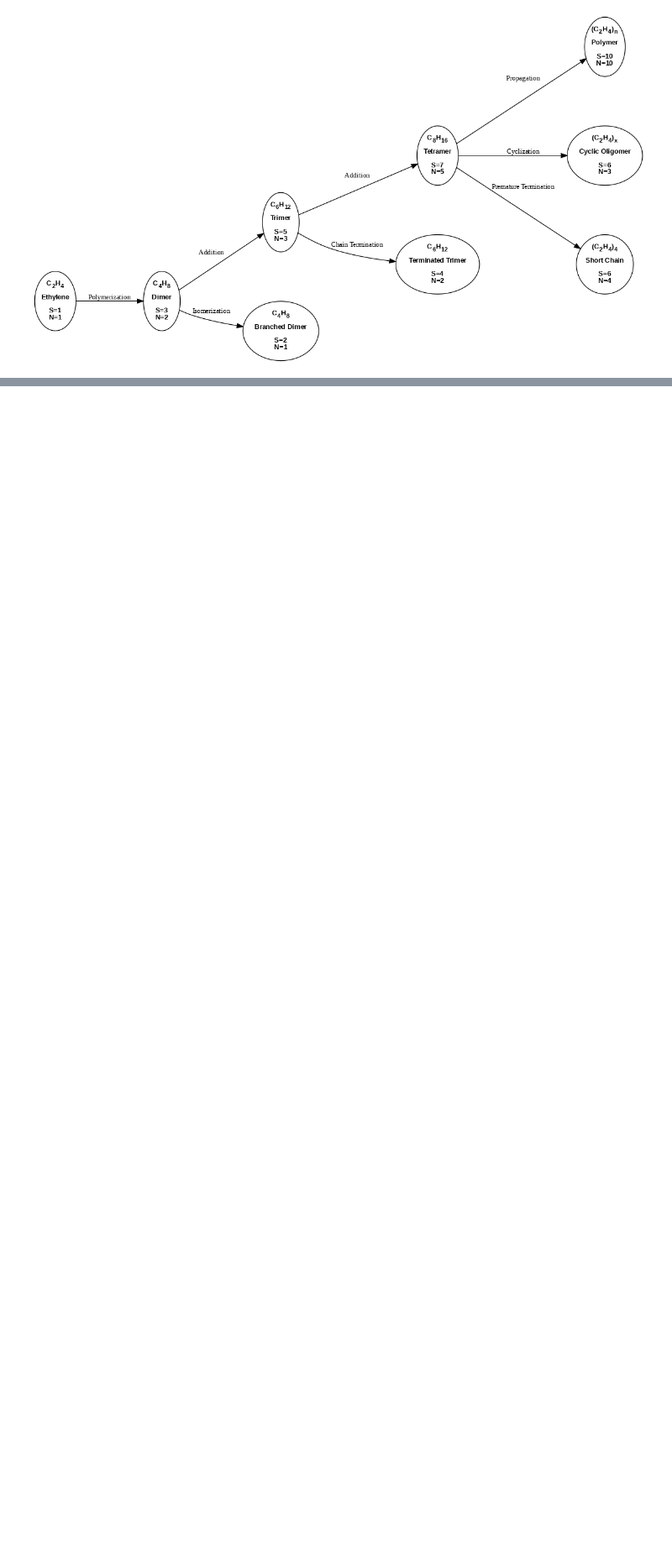
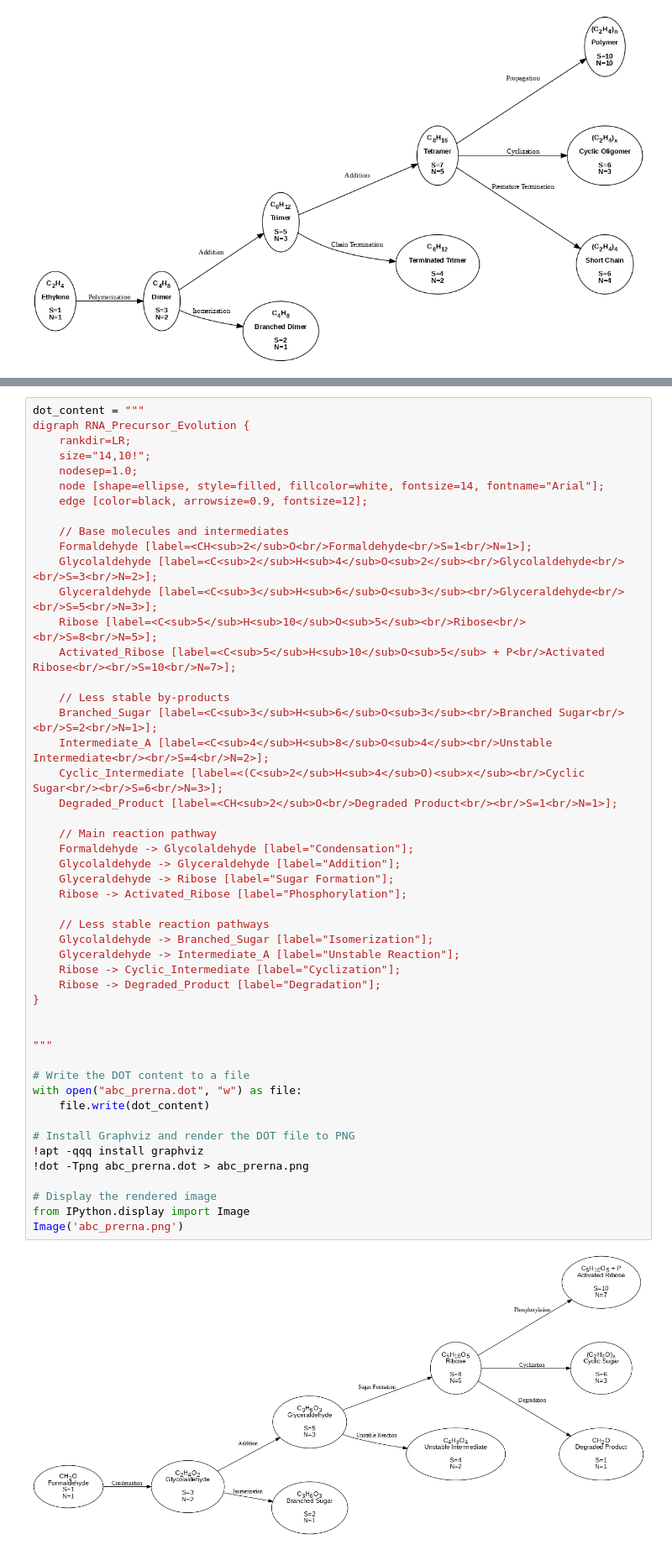
Before and after one commit to danadler-dev/MDPI-Article-2, a Jupyter notebook: ABC_Graphs.ipynb, the cells around one changed output, grey strips where cells are left out. Shown at 84% size. Cells and saved outputs as stored; diff of their text form; blank space fills up the shorter version.

```diff
--- a/ABC_Graphs.ipynb
+++ b/ABC_Graphs.ipynb
@@ -269,0 +321,51 @@ Image('abc_poly.png')
+# %%
+dot_content = """
+digraph RNA_Precursor_Evolution {
+    rankdir=LR;
+    size="14,10!";
+    nodesep=1.0;
+    node [shape=ellipse, style=filled, fillcolor=white, fontsize=14, fontname="Arial"];
+    edge [color=black, arrowsize=0.9, fontsize=12];
+
+    // Base molecules and intermediates
+    Formaldehyde [label=<CH<sub>2</sub>O<br/>Formaldehyde<br/>S=1<br/>N=1>];
+    Glycolaldehyde [label=<C<sub>2</sub>H<sub>4</sub>O<sub>2</sub><br/>Glycolaldehyde<br/><br/>S=3<br/>N=2>];
+    Glyceraldehyde [label=<C<sub>3</sub>H<sub>6</sub>O<sub>3</sub><br/>Glyceraldehyde<br/><br/>S=5<br/>N=3>];
+    Ribose [label=<C<sub>5</sub>H<sub>10</sub>O<sub>5</sub><br/>Ribose<br/><br/>S=8<br/>N=5>];
+    Activated_Ribose [label=<C<sub>5</sub>H<sub>10</sub>O<sub>5</sub> + P<br/>Activated Ribose<br/><br/>S=10<br/>N=7>];
+
+    // Less stable by-products
+    Branched_Sugar [label=<C<sub>3</sub>H<sub>6</sub>O<sub>3</sub><br/>Branched Sugar<br/><br/>S=2<br/>N=1>];
+    Intermediate_A [label=<C<sub>4</sub>H<sub>8</sub>O<sub>4</sub><br/>Unstable Intermediate<br/><br/>S=4<br/>N=2>];
+    Cyclic_Intermediate [label=<(C<sub>2</sub>H<sub>4</sub>O)<sub>x</sub><br/>Cyclic Sugar<br/><br/>S=6<br/>N=3>];
+    Degraded_Product [label=<CH<sub>2</sub>O<br/>Degraded Product<br/><br/>S=1<br/>N=1>];
+
+    // Main reaction pathway
+    Formaldehyde -> Glycolaldehyde [label="Condensation"];
+    Glycolaldehyde -> Glyceraldehyde [label="Addition"];
+    Glyceraldehyde -> Ribose [label="Sugar Formation"];
+    Ribose -> Activated_Ribose [label="Phosphorylation"];
+
+    // Less stable reaction pathways
+    Glycolaldehyde -> Branched_Sugar [label="Isomerization"];
+    Glyceraldehyde -> Intermediate_A [label="Unstable Reaction"];
+    Ribose -> Cyclic_Intermediate [label="Cyclization"];
+    Ribose -> Degraded_Product [label="Degradation"];
+}
+
+
+"""
+
+# Write the DOT content to a file
+with open("abc_prerna.dot", "w") as file:
+    file.write(dot_content)
+
+# Install Graphviz and render the DOT file to PNG
+!apt -qqq install graphviz
+!dot -Tpng abc_prerna.dot > abc_prerna.png
+
+# Display the rendered image
+from IPython.display import Image
+Image('abc_prerna.png')
+# %% [output]
+[figure, added]
```
Also changed, not shown: parts of 2 cells of this notebook.
